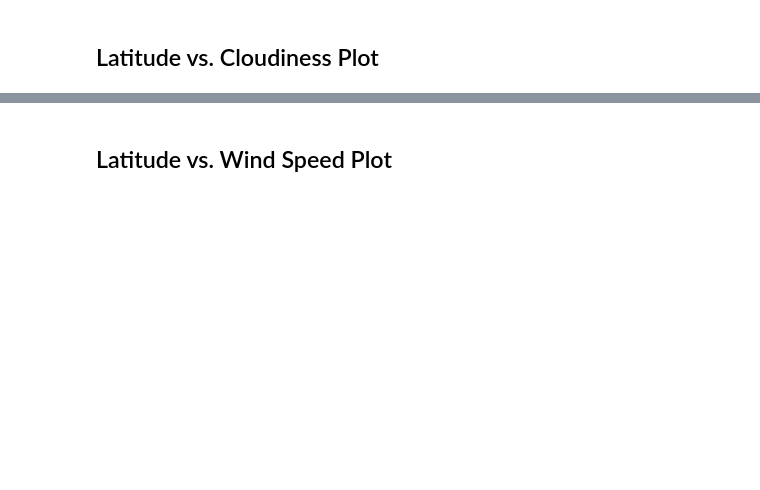
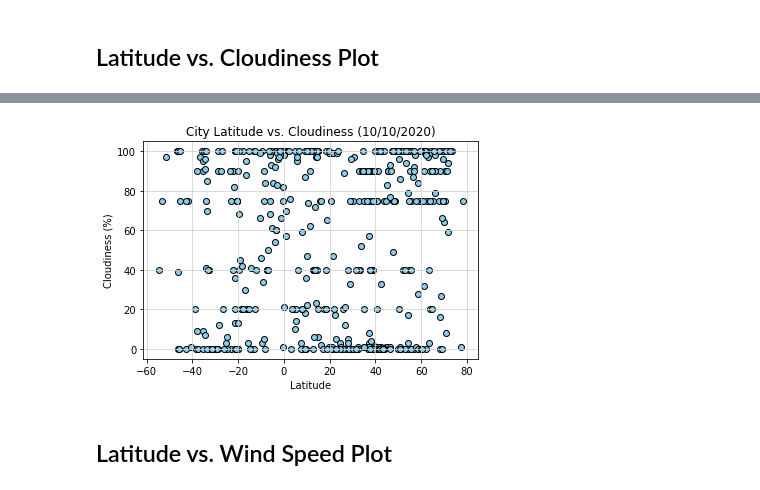
Before and after one commit to mengyin-lee/python-api-challenge, a Jupyter notebook: WeatherPy/weather_starter_code/WeatherPy.ipynb, the cells around one changed output, grey strips where cells are left out. Drawn from its saved outputs; the diff is of its cells as text; code cells hidden in the pictures; blank space fills up the shorter version.

```diff
--- a/WeatherPy/weather_starter_code/WeatherPy.ipynb
+++ b/WeatherPy/weather_starter_code/WeatherPy.ipynb
@@ -224,2 +237,13 @@ Int64Index([], dtype='int64')
+# %%
+# create graph for latitude vs. cloudiness
+plt.scatter(clean_weather_df["Lat"],clean_weather_df["Cloudiness"],edgecolors="black",facecolors="skyblue")
+plt.title("City Latitude vs. Cloudiness (10/10/2020)")
+plt.xlabel("Latitude")
+plt.ylabel("Cloudiness (%)")
+plt.grid (b=True,which="major",axis="both",linestyle="-",color="lightgrey")
+plt.savefig("fig_lat_vs_cloud.png")
+plt.show()
+# %% [output]
+[figure, added]
 # %% [markdown]
 ## Latitude vs. Wind Speed Plot
```
Also changed, not shown: parts of 36 cells of this notebook, 11 other files.
